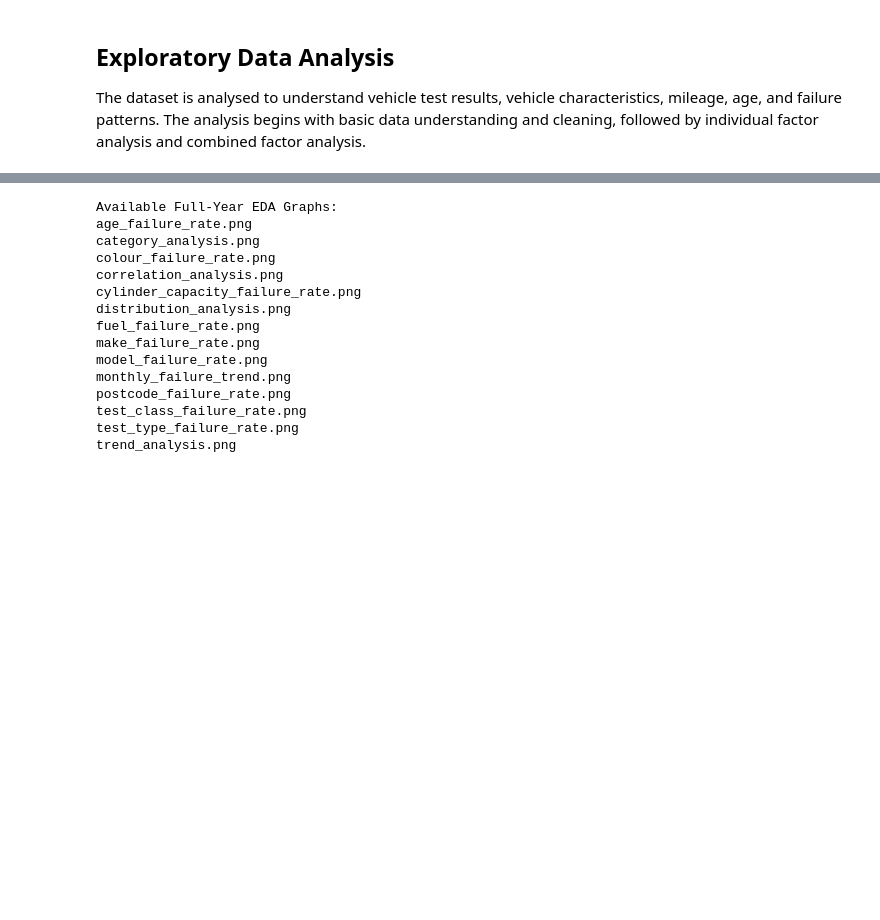
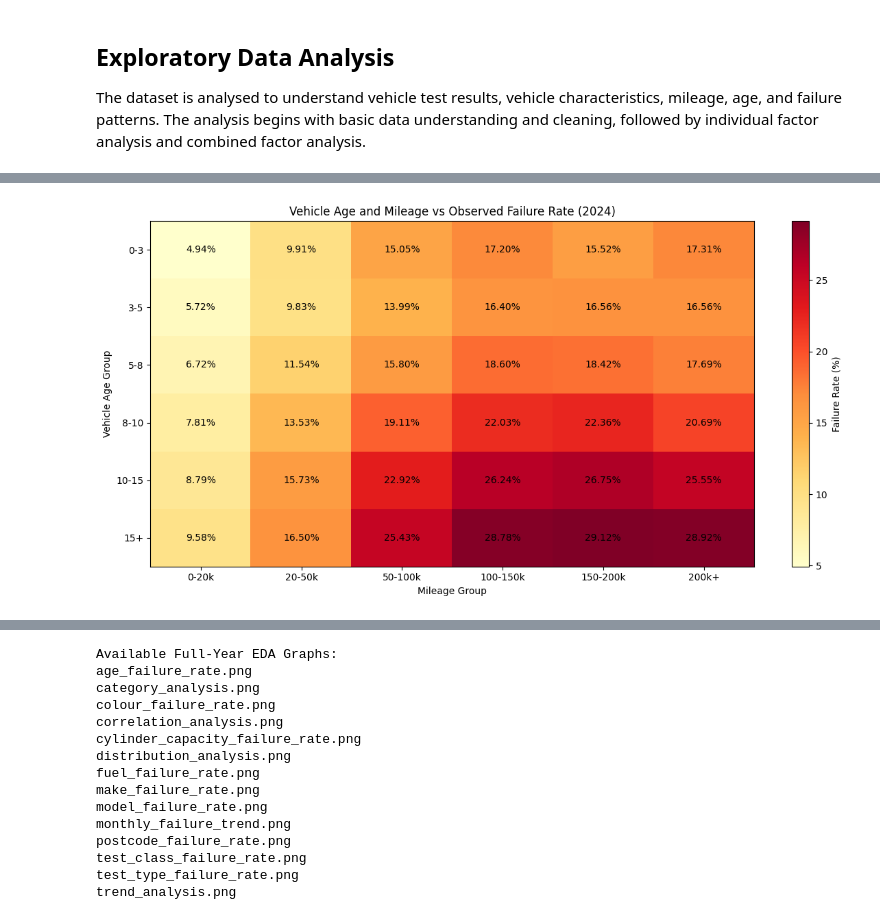
Before and after one commit to v-enkat/com_vechicle, a Jupyter notebook: Notebook/EDA_2024.ipynb, the cells around one changed output, grey strips where cells are left out. Saved outputs shown, nothing was run; the diff lists cells and outputs as text; code cells hidden in the pictures; blank space fills up the shorter version.

```diff
--- a/Notebook/EDA_2024.ipynb
+++ b/Notebook/EDA_2024.ipynb
@@ -263,0 +807,67 @@ display(class_analysis.sort_values("failure_rate", ascending=False))
+# %%
+# Import Matplotlib and NumPy for creating the heatmap
+import matplotlib.pyplot as plt
+import numpy as np
+
+# Define the correct order of vehicle age groups
+age_order = ["0-3", "3-5", "5-8", "8-10", "10-15", "15+"]
+
+# Define the correct order of mileage groups
+mileage_order = [
+    "0-20k", "20-50k", "50-100k",
+    "100-150k", "150-200k", "200k+"
+]
+
+# Convert the failure-rate results into a matrix
+heatmap_data = age_mileage_results.pivot(
+    index="vehicle_age_group",
+    columns="mileage_group",
+    values="failure_rate_%"
+)
+
+# Arrange age and mileage groups in the correct order
+heatmap_data = heatmap_data.reindex(
+    index=age_order,
+    columns=mileage_order
+)
+
+# Convert the matrix into a NumPy array for plotting
+data = heatmap_data.to_numpy(dtype=float)
+
+# Create the heatmap figure
+fig, ax = plt.subplots(figsize=(12, 6))
+
+# Display the heatmap using Matplotlib
+image = ax.imshow(data, cmap="YlOrRd", aspect="auto")
+
+# Add mileage-group labels to the x-axis
+ax.set_xticks(np.arange(len(mileage_order)))
+ax.set_xticklabels(mileage_order)
+
+# Add vehicle-age labels to the y-axis
+ax.set_yticks(np.arange(len(age_order)))
+ax.set_yticklabels(age_order)
+
+# Display the failure rate inside each cell
+for i in range(data.shape[0]):
+    for j in range(data.shape[1]):
+        if not np.isnan(data[i, j]):
+            ax.text(
+                j, i, f"{data[i, j]:.2f}%",
+                ha="center", va="center"
+            )
+
+# Add chart title and axis labels
+ax.set_title("Vehicle Age and Mileage vs Observed Failure Rate (2024)")
+ax.set_xlabel("Mileage Group")
+ax.set_ylabel("Vehicle Age Group")
+
+# Add a colour bar to represent failure rates
+colorbar = fig.colorbar(image, ax=ax)
+colorbar.set_label("Failure Rate (%)")
+
+# Adjust layout and display the chart
+plt.tight_layout()
+plt.show()
+# %% [output]
+[figure, added]
```
Also changed, not shown: parts of 310 cells of this notebook, 21 other files.
